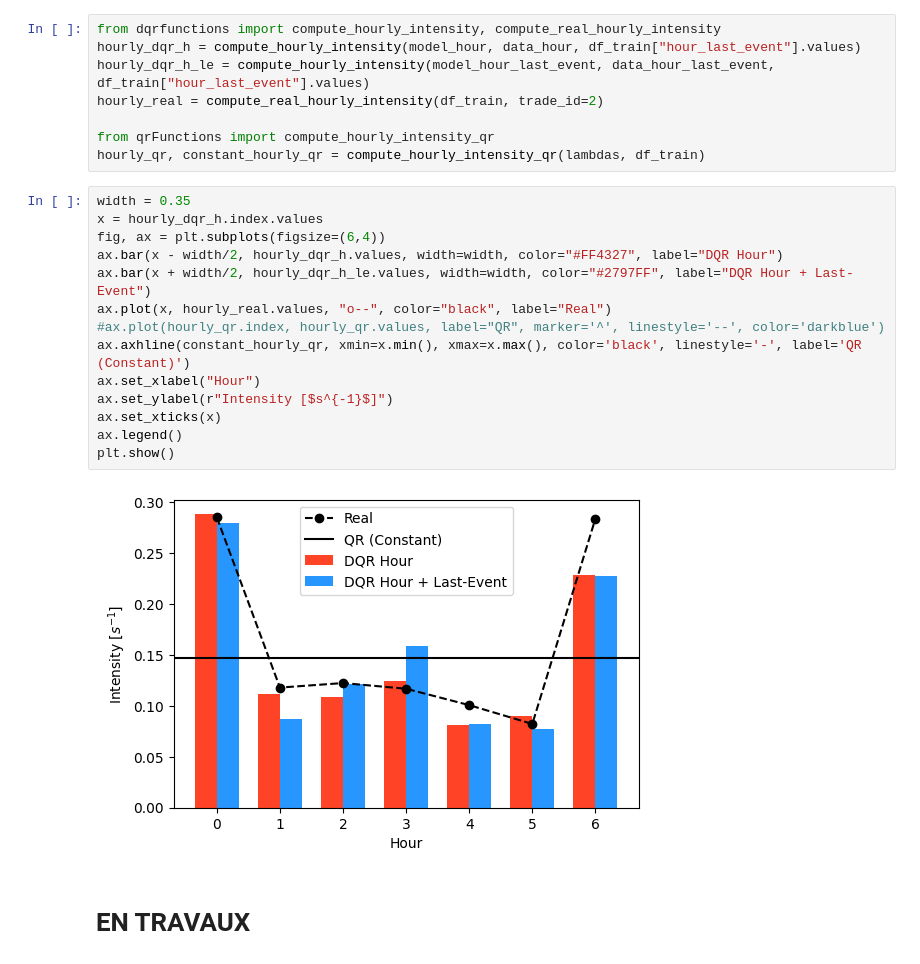
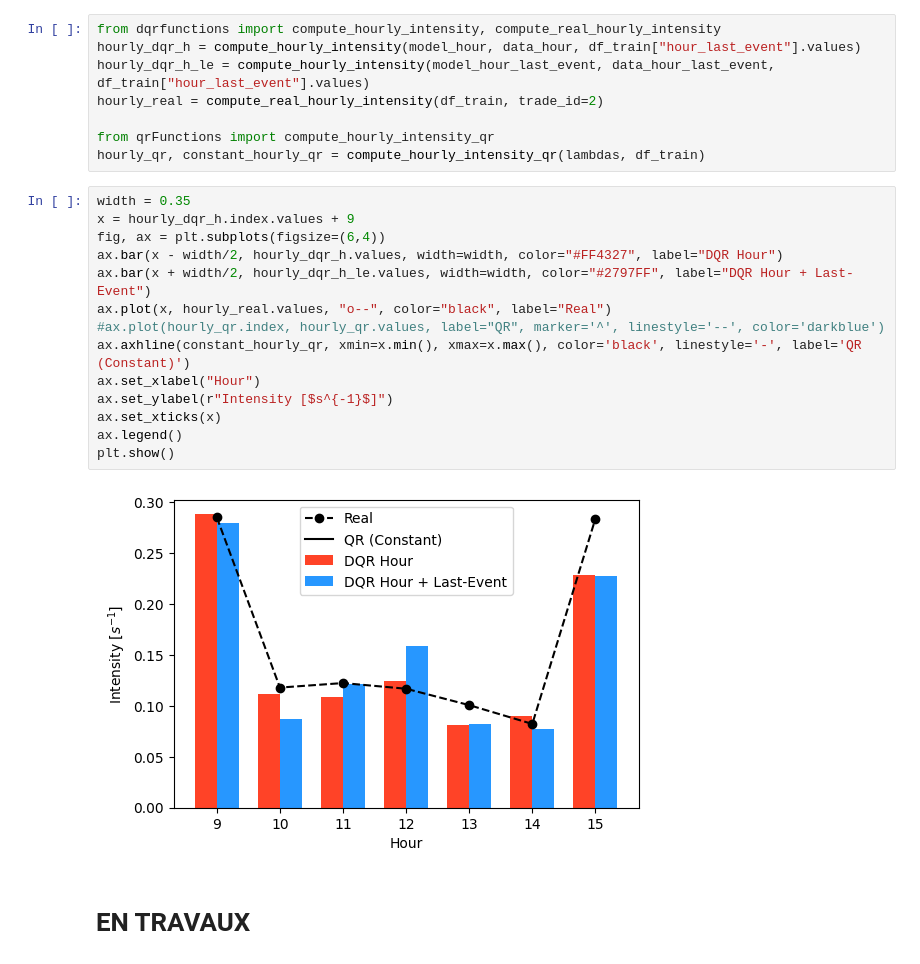
Before and after one commit to archer-paul/DeepQR-Microstructure, a Jupyter notebook: deepNN.ipynb, the cells around one changed output. Saved outputs shown, nothing was run; the diff lists cells and outputs as text.

Commit message:
heures sur le plot

```diff
--- a/deepNN.ipynb
+++ b/deepNN.ipynb
@@ -259,20 +259,20 @@ from qrFunctions import compute_hourly_intensity_qr
 hourly_qr, constant_hourly_qr = compute_hourly_intensity_qr(lambdas, df_train)
 # %%
 width = 0.35
-x = hourly_dqr_h.index.values
+x = hourly_dqr_h.index.values + 9
 fig, ax = plt.subplots(figsize=(6,4))
 ax.bar(x - width/2, hourly_dqr_h.values, width=width, color="#FF4327", label="DQR Hour")
 ax.bar(x + width/2, hourly_dqr_h_le.values, width=width, color="#2797FF", label="DQR Hour + Last-Event")
 ax.plot(x, hourly_real.values, "o--", color="black", label="Real")
 #ax.plot(hourly_qr.index, hourly_qr.values, label="QR", marker='^', linestyle='--', color='darkblue')
 ax.axhline(constant_hourly_qr, xmin=x.min(), xmax=x.max(), color='black', linestyle='-', label='QR (Constant)')
 ax.set_xlabel("Hour")
 ax.set_ylabel(r"Intensity [$s^{-1}$]")
 ax.set_xticks(x)
 ax.legend()
 plt.show()
 # %% [output]
-[figure, old version]
+[figure, new version]
 # %% [markdown]
 # EN TRAVAUX #
 # %%
```
